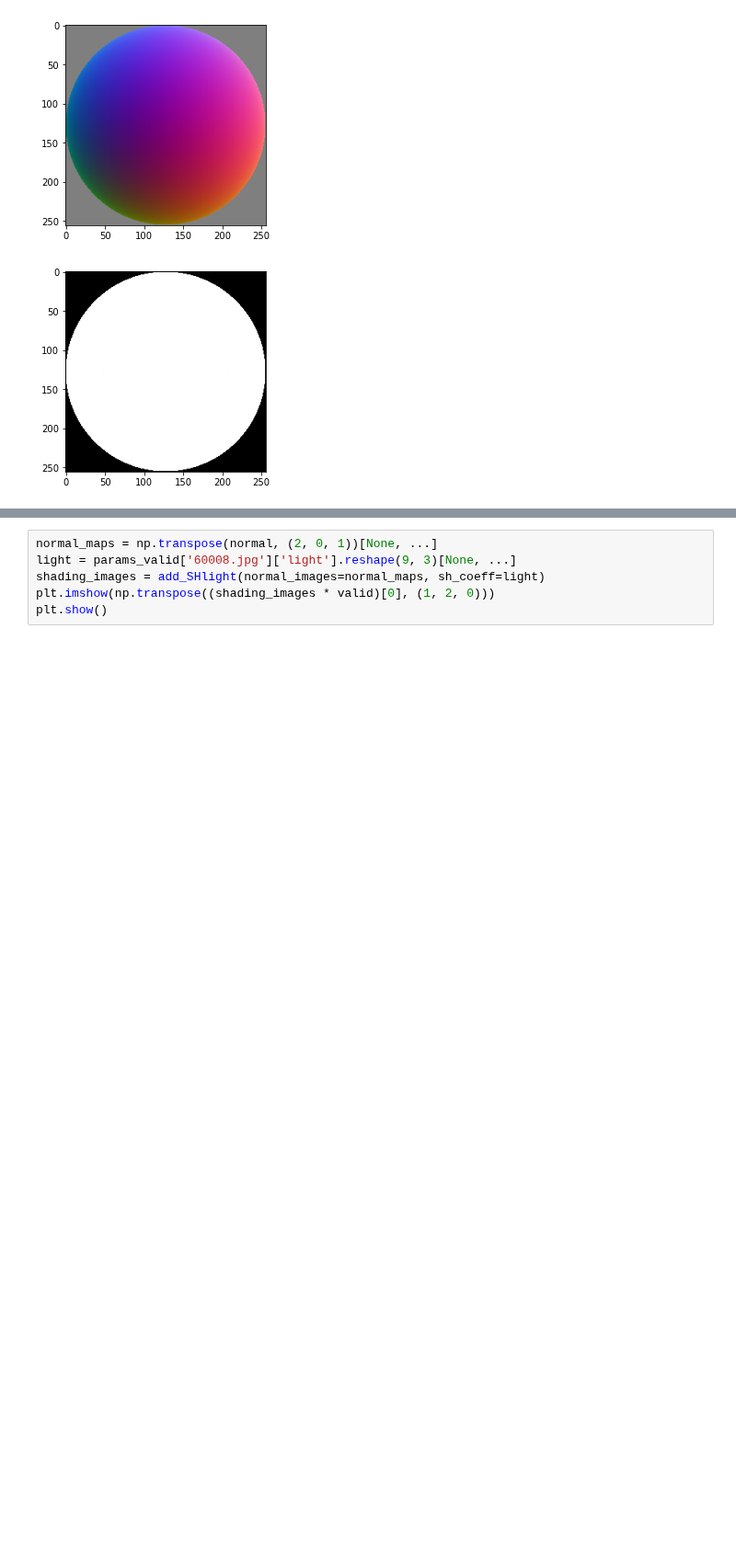
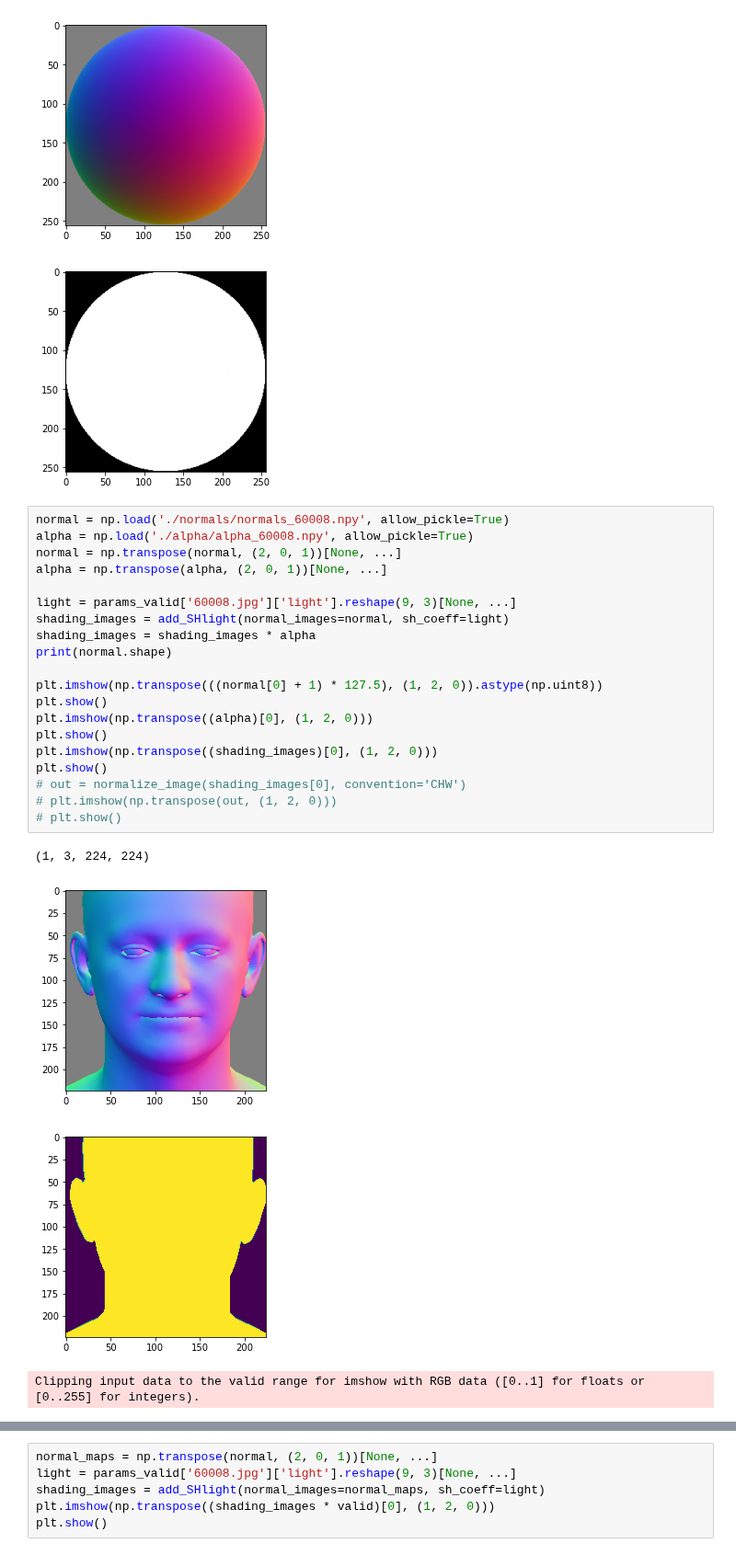
Before and after one commit to XezXey/guided-diffusion, a Jupyter notebook: experiment_scripts/rotate_light/relighting.ipynb, the cells around one changed output, grey strips where cells are left out. Shown at 92% size. Cells and saved outputs as stored; diff of their text form; blank space fills up the shorter version.

```diff
--- a/experiment_scripts/rotate_light/relighting.ipynb
+++ b/experiment_scripts/rotate_light/relighting.ipynb
@@ -125,3 +125,28 @@ plt.show()
 # %% [output]
 [figure]
 [figure]
+# %%
+normal = np.load('./normals/normals_60008.npy', allow_pickle=True)
+alpha = np.load('./alpha/alpha_60008.npy', allow_pickle=True)
+normal = np.transpose(normal, (2, 0, 1))[None, ...]
+alpha = np.transpose(alpha, (2, 0, 1))[None, ...]
+
+light = params_valid['60008.jpg']['light'].reshape(9, 3)[None, ...]
+shading_images = add_SHlight(normal_images=normal, sh_coeff=light)
+shading_images = shading_images * alpha
+print(normal.shape)
+
+plt.imshow(np.transpose(((normal[0] + 1) * 127.5), (1, 2, 0)).astype(np.uint8))
+plt.show()
+plt.imshow(np.transpose((alpha)[0], (1, 2, 0)))
+plt.show()
+plt.imshow(np.transpose((shading_images)[0], (1, 2, 0)))
+plt.show()
+# out = normalize_image(shading_images[0], convention='CHW')
+# plt.imshow(np.transpose(out, (1, 2, 0)))
+# plt.show()
+# %% [output]
+(1, 3, 224, 224)
+[figure, added]
+[figure, added]
+Clipping input data to the valid range for imshow with RGB data ([0..1] for floats or [0..255] for integers).
```
Also changed, not shown: parts of 2 cells of this notebook, 9 other files.
